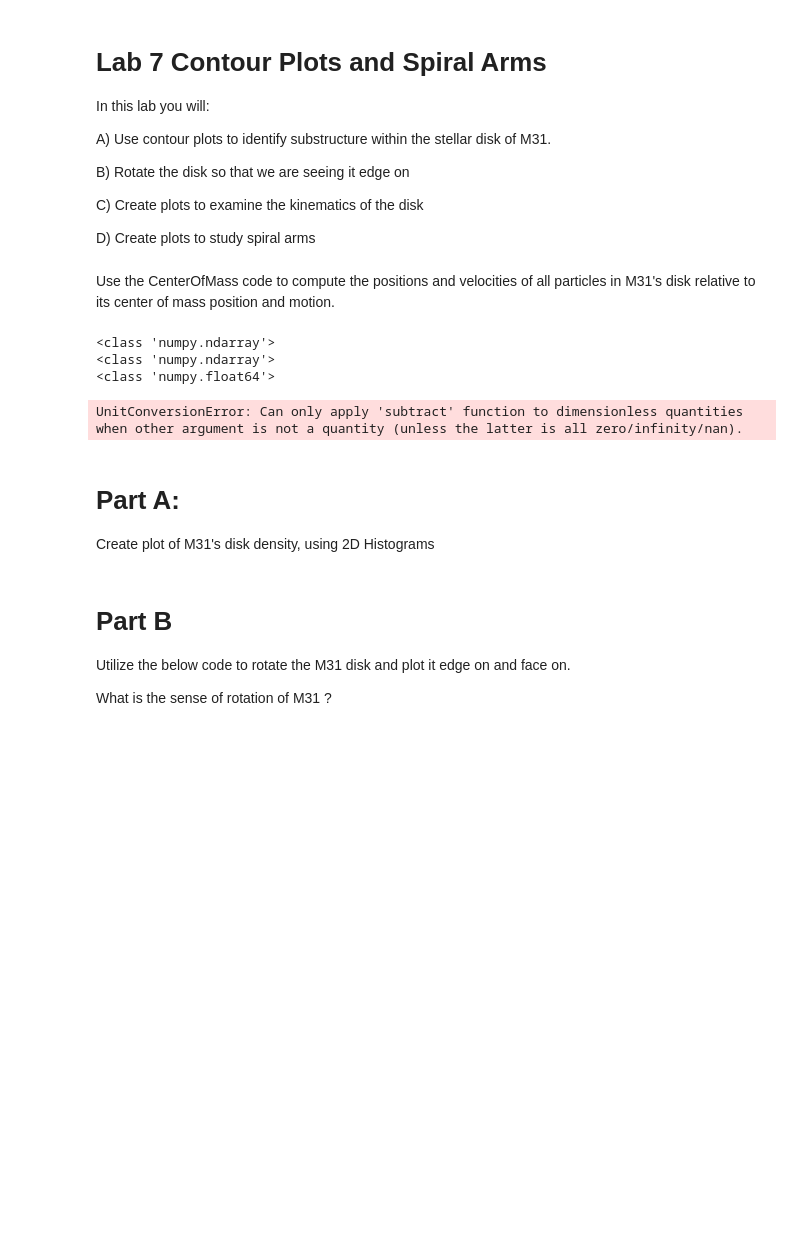
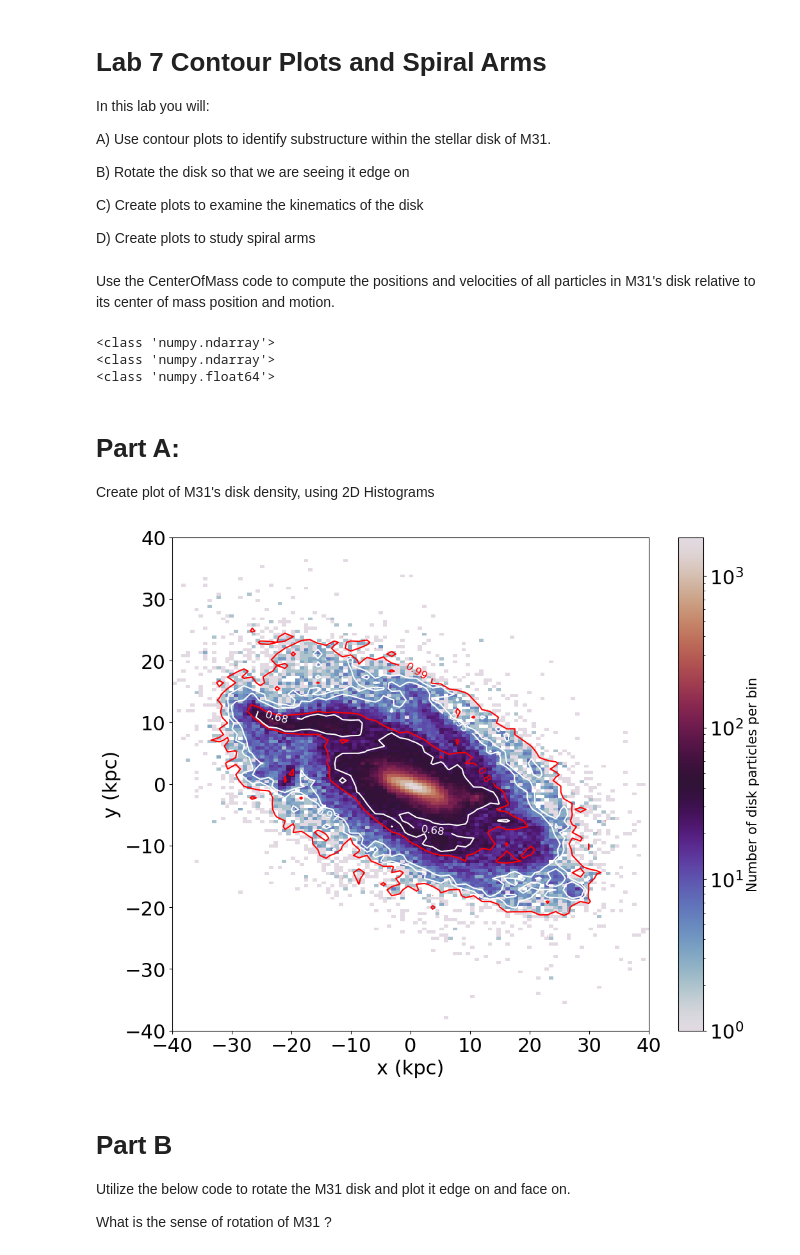
Before and after one commit to ellab916/400B--EllaB, a Jupyter notebook: Labs/Lab7/Lab7.ipynb, the cells around one changed output. Saved outputs shown, nothing was run; the diff lists cells and outputs as text; code cells hidden in the pictures; blank space fills up the shorter version.

Commit message:
Updated Lab7 Jupyter Notebook file and added plots

```diff
--- a/Labs/Lab7/Lab7.ipynb
+++ b/Labs/Lab7/Lab7.ipynb
@@ -77,7 +77,7 @@ def density_contour(xdata, ydata, nbins_x, nbins_y, ax=None, **contour_kwargs):
 
     """
 
-    H, xedges, yedges = np.histogram2d(xdata, ydata, bins=(nbins_x,nbins_y), normed=True)
+    H, xedges, yedges = np.histogram2d(xdata, ydata, bins=(nbins_x,nbins_y), density=True)
     # NOTE : if you are using the latest version of python, in the above:
     # instead of normed=True, use density=True
 
@@ -98,13 +98,14 @@ def density_contour(xdata, ydata, nbins_x, nbins_y, ax=None, **contour_kwargs):
     three_sigma = so.brentq(find_confidence_interval, 0., 1., args=(pdf, 0.99))
 
     # You might need to add a few levels
-
+    onetwo_sigma = so.brentq(find_confidence_interval, 0., 1., args=(pdf, 0.80))
+    twothree_sigma = so.brentq(find_confidence_interval, 0., 1., args=(pdf, 0.97))
 
     # Array of Contour levels. Adjust according to the above
-    levels = [one_sigma, two_sigma, three_sigma][::-1]
+    levels = [one_sigma, onetwo_sigma, two_sigma, twothree_sigma, three_sigma][::-1]
 
     # contour level labels  Adjust according to the above.
-    strs = ['0.68','0.95', '0.99'][::-1]
+    strs = ['0.68','0.8','0.95','0.97','0.99'][::-1]
 
 
     ######
@@ -145,9 +146,9 @@ print(type(COMP[0]))
 rtot = np.sqrt(xD**2 + yD**2 + zD**2)
 
 # Determine velocities of disk particles relative to COM motion
-vxD = COMD.vx - COMV[0]
-vyD = COMD.vy - COMV[1]
-vzD = COMD.vz - COMV[2]
+vxD = COMD.vx - COMV[0].value
+vyD = COMD.vy - COMV[1].value
+vzD = COMD.vz - COMV[2].value
 
 # total velocity
 vtot = np.sqrt(vxD**2 + vyD**2 + vzD**2)
@@ -159,7 +160,6 @@ v = np.array([vxD,vyD,vzD]).T
 <class 'numpy.ndarray'>
 <class 'numpy.ndarray'>
 <class 'numpy.float64'>
-UnitConversionError: Can only apply 'subtract' function to dimensionless quantities when other argument is not a quantity (unless the latter is all zero/infinity/nan).
 # %% [markdown]
 # Part A:
 
@@ -177,36 +177,38 @@ fig, ax= plt.subplots(figsize=(12, 10))
 # https://matplotlib.org/3.1.0/tutorials/colors/colormaps.html
 #   e.g. 'magma', 'viridis'
 # can modify bin number to make the plot smoother
-plt.hist2d(xD, yD, bins=150, norm=LogNorm(), cmap='magma')
+plt.hist2d(xD, yD, bins=150, norm=LogNorm(), cmap='twilight')
 
 cbar = plt.colorbar()
 cbar.set_label("Number of disk particles per bin", fontsize=15)
 
 # ADD HERE
 # make the contour plot
 # x pos, y pos, contour res, contour res, axis, colors for contours.
 # remember to adjust this if there are other contours added
 # density_contour(pos1, pos2, res1, res2, ax=ax, colors=[])
-
+density_contour(xD, yD, 80, 80, ax=ax, colors=['red', 'white', 'white', 'red', 'white'])
 
 
 # Add axis labels
 plt.xlabel('x (kpc)', fontsize=22)
 plt.ylabel('y (kpc)', fontsize=22)
 
 #set axis limits
 plt.ylim(-40,40)
 plt.xlim(-40,40)
 
 #adjust tick label font size
 label_size = 22
 matplotlib.rcParams['xtick.labelsize'] = label_size
 matplotlib.rcParams['ytick.labelsize'] = label_size
 
 
 
 # Save to a file
 plt.savefig('Lab7_M31Disk.png')
+# %% [output]
+[figure, added]
 # %% [markdown]
 # Part B
 
```
Also changed, not shown: parts of 10 cells of this notebook, 6 other files.
